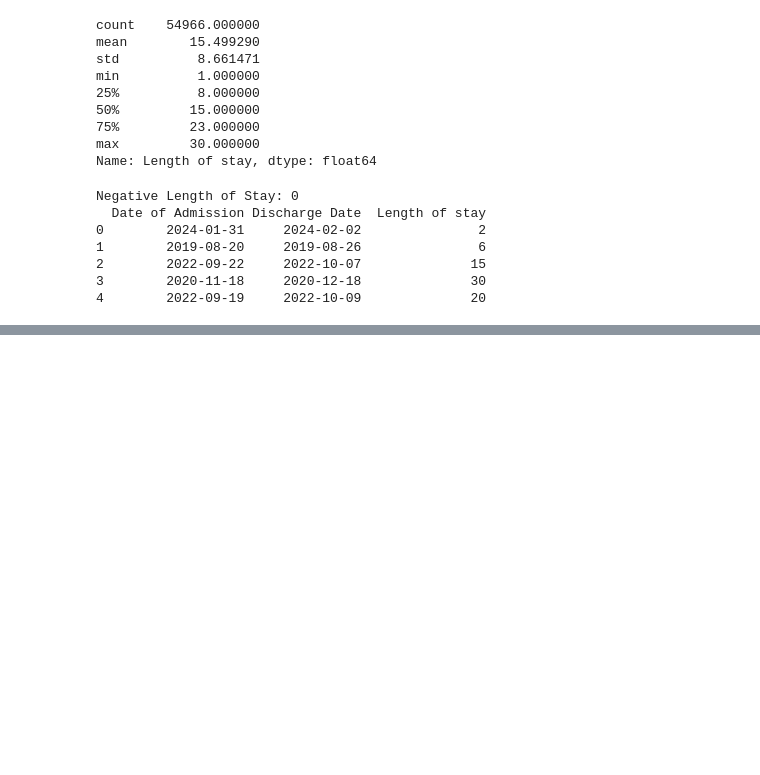
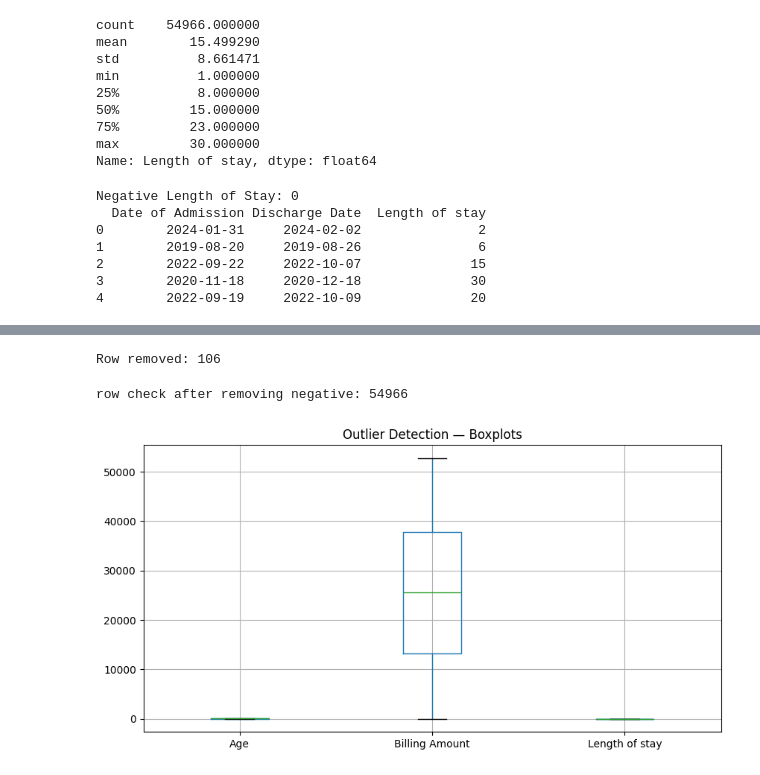
Before and after one commit to suzzzel5/HealthCare-Dataset, a Jupyter notebook: notebooks/02_cleaning_transform.ipynb, the cells around one changed output, grey strips where cells are left out. Cells and saved outputs as stored; diff of their text form; code cells hidden in the pictures; blank space fills up the shorter version.

```diff
--- a/notebooks/02_cleaning_transform.ipynb
+++ b/notebooks/02_cleaning_transform.ipynb
@@ -107,0 +119,11 @@ Negative Length of Stay: 0
+# %%
+## Before — confirm the problem
+print('Negative billing rows:', (data['Billing Amount'] < 0).sum())
+print('Minimum billing value:', data['Billing Amount'].min())
+
+# Look at those rows
+print(data[data['Billing Amount'] < 0][['Medical Condition', 'Admission Type',
+                                             'Billing Amount']].head(10))
+
+# Fix — remove negative billing rows
+data_clean = data[data['Billing Amount'] >= 0].copy()
@@ -107,0 +144,19 @@ Negative Length of Stay: 0
+# %%
+# Remove all the negative Billing amount
+
+print("Row removed:",len(data)-len(data_clean))
+# %% [output]
+Row removed: 106
+# %%
+print("row check after removing negative:",len(data))
+# %% [output]
+row check after removing negative: 54966
+# %%
+# Boxplots (simplified)
+cols = ['Age', 'Billing Amount', 'Length of stay']
+
+data_clean[cols].boxplot(figsize=(10, 5))
+plt.title('Outlier Detection — Boxplots')
+plt.show()
+# %% [output]
+[figure, added]
```
Also changed, not shown: parts of 5 cells of this notebook.
